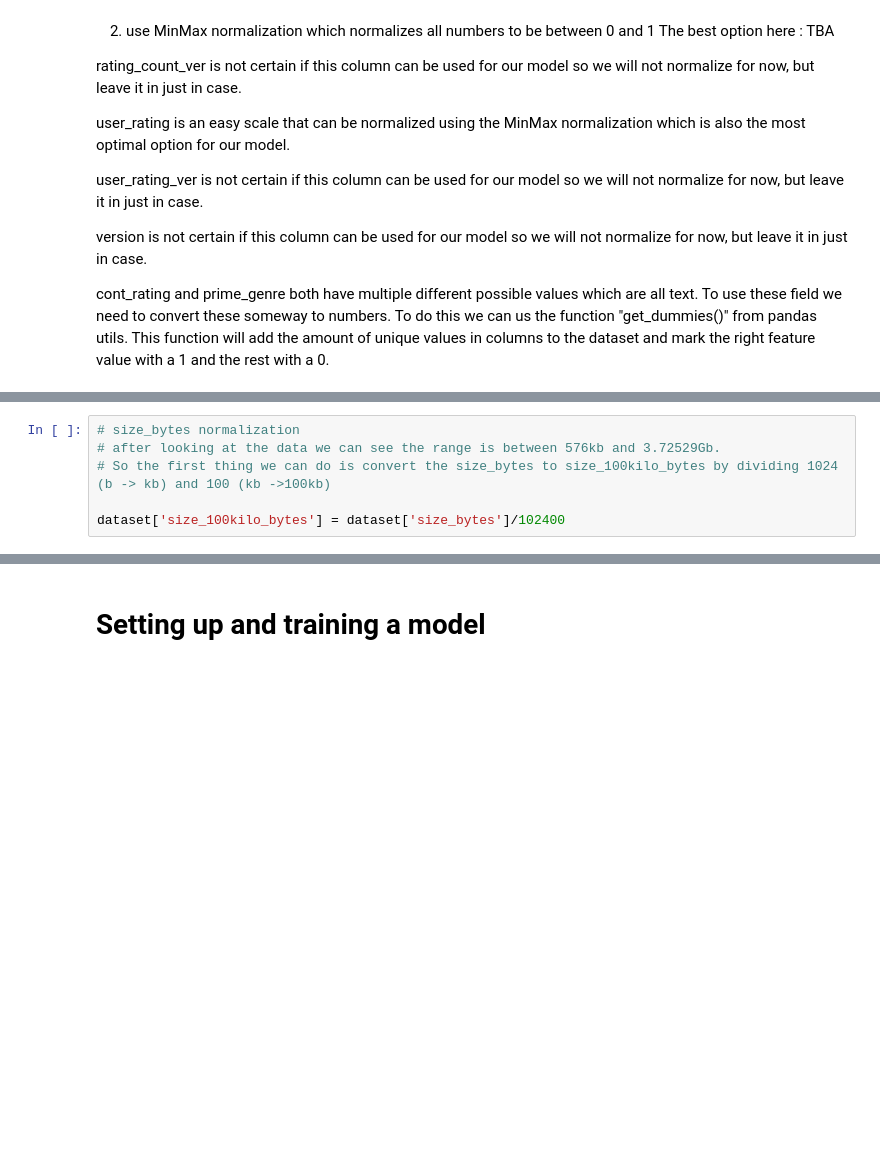
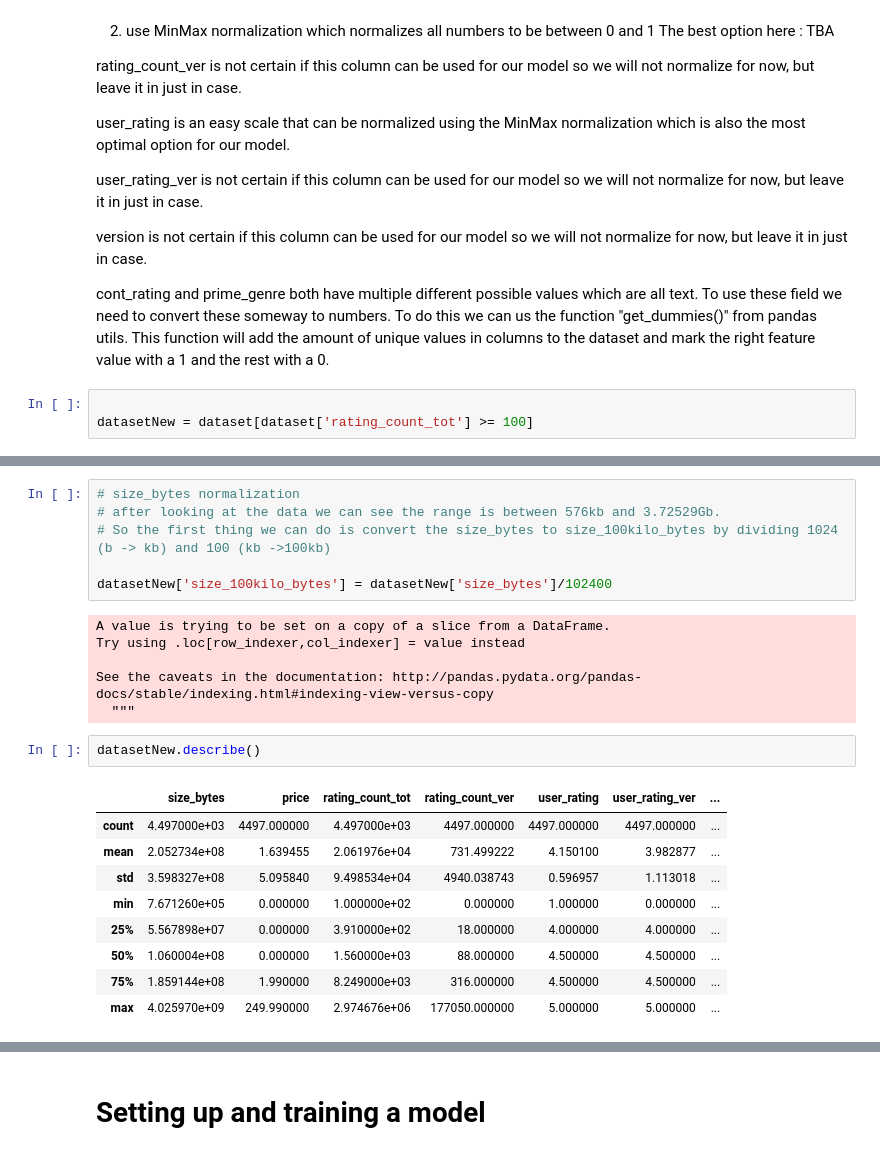
Before and after one commit to CezanvM/MachineLearning, a Jupyter notebook: src/Main.ipynb, the cells around one changed output, grey strips where cells are left out. Cells and saved outputs as stored; diff of their text form; blank space fills up the shorter version.

```diff
--- a/src/Main.ipynb
+++ b/src/Main.ipynb
@@ -254,3 +261,6 @@ user_rating_ver is not certain if this column can be used for our model so we wi
 version is not certain if this column can be used for our model so we will not normalize for now, but leave it in just in case.
 
 cont_rating and prime_genre both have multiple different possible values which are all text. To use these field we need to convert these someway to numbers. To do this we can us the function "get_dummies()" from pandas utils. This function will add the amount of unique values in columns to the dataset and mark the right feature value with a 1 and the rest with a 0.
+# %%
+
+datasetNew = dataset[dataset['rating_count_tot'] >= 100]
@@ -259,7 +281,25 @@ cont_rating and prime_genre both have multiple different possible values which a
 # after looking at the data we can see the range is between 576kb and 3.72529Gb.
 # So the first thing we can do is convert the size_bytes to size_100kilo_bytes by dividing 1024 (b -> kb) and 100 (kb ->100kb)
 
-dataset['size_100kilo_bytes'] = dataset['size_bytes']/102400
+datasetNew['size_100kilo_bytes'] = datasetNew['size_bytes']/102400
+# %% [output]
+A value is trying to be set on a copy of a slice from a DataFrame.
+Try using .loc[row_indexer,col_indexer] = value instead
+
+See the caveats in the documentation: http://pandas.pydata.org/pandas-docs/stable/indexing.html#indexing-view-versus-copy
+  """
+# %%
+datasetNew.describe()
+# %% [output]
+|  | size_bytes | price | rating_count_tot | rating_count_ver | user_rating | user_rating_ver | ... |
+| count | 4.497000e+03 | 4497.000000 | 4.497000e+03 | 4497.000000 | 4497.000000 | 4497.000000 | ... |
+| mean | 2.052734e+08 | 1.639455 | 2.061976e+04 | 731.499222 | 4.150100 | 3.982877 | ... |
+| std | 3.598327e+08 | 5.095840 | 9.498534e+04 | 4940.038743 | 0.596957 | 1.113018 | ... |
+| min | 7.671260e+05 | 0.000000 | 1.000000e+02 | 0.000000 | 1.000000 | 0.000000 | ... |
+| 25% | 5.567898e+07 | 0.000000 | 3.910000e+02 | 18.000000 | 4.000000 | 4.000000 | ... |
+| 50% | 1.060004e+08 | 0.000000 | 1.560000e+03 | 88.000000 | 4.500000 | 4.500000 | ... |
+| 75% | 1.859144e+08 | 1.990000 | 8.249000e+03 | 316.000000 | 4.500000 | 4.500000 | ... |
+| max | 4.025970e+09 | 249.990000 | 2.974676e+06 | 177050.000000 | 5.000000 | 5.000000 | ... |
 # %%
 # price normalization
 
```
Also changed, not shown: parts of 33 cells of this notebook, 4 other files.
